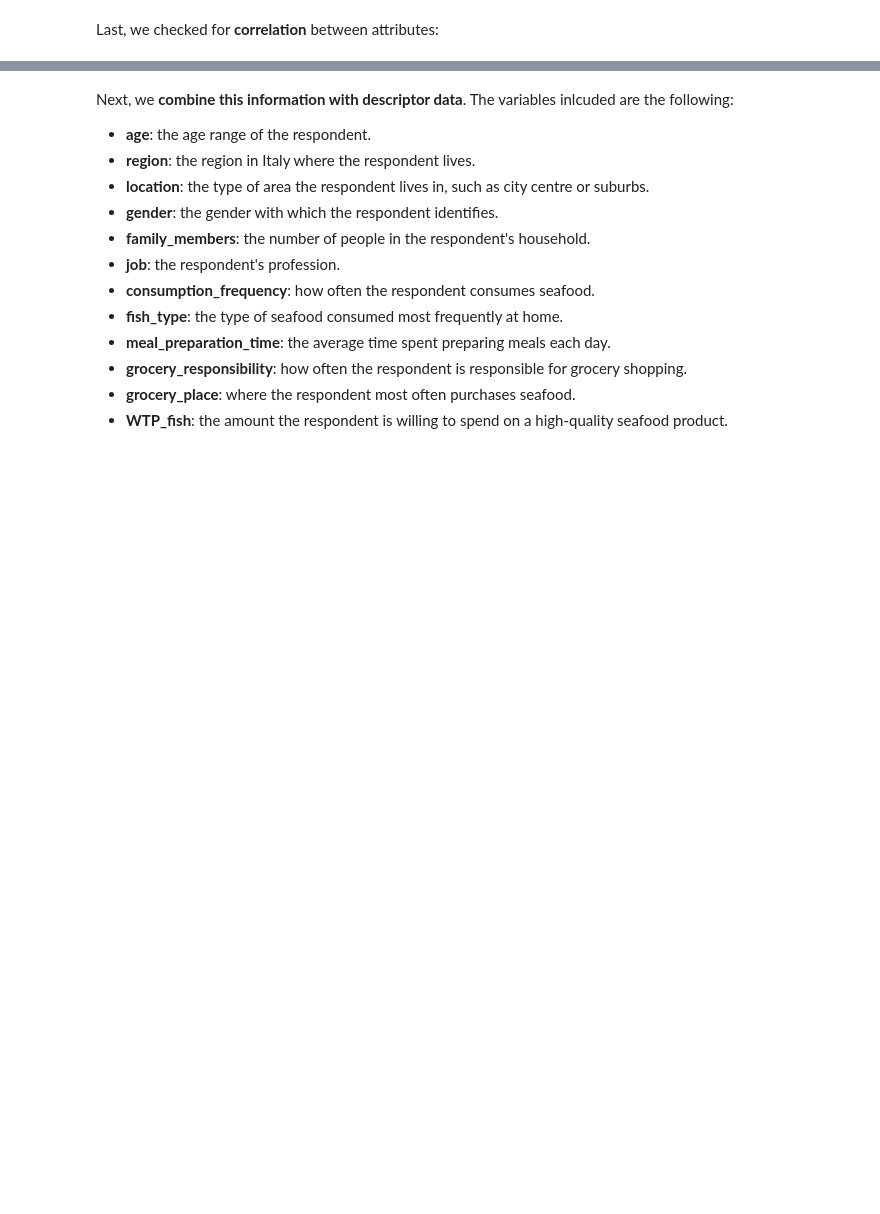
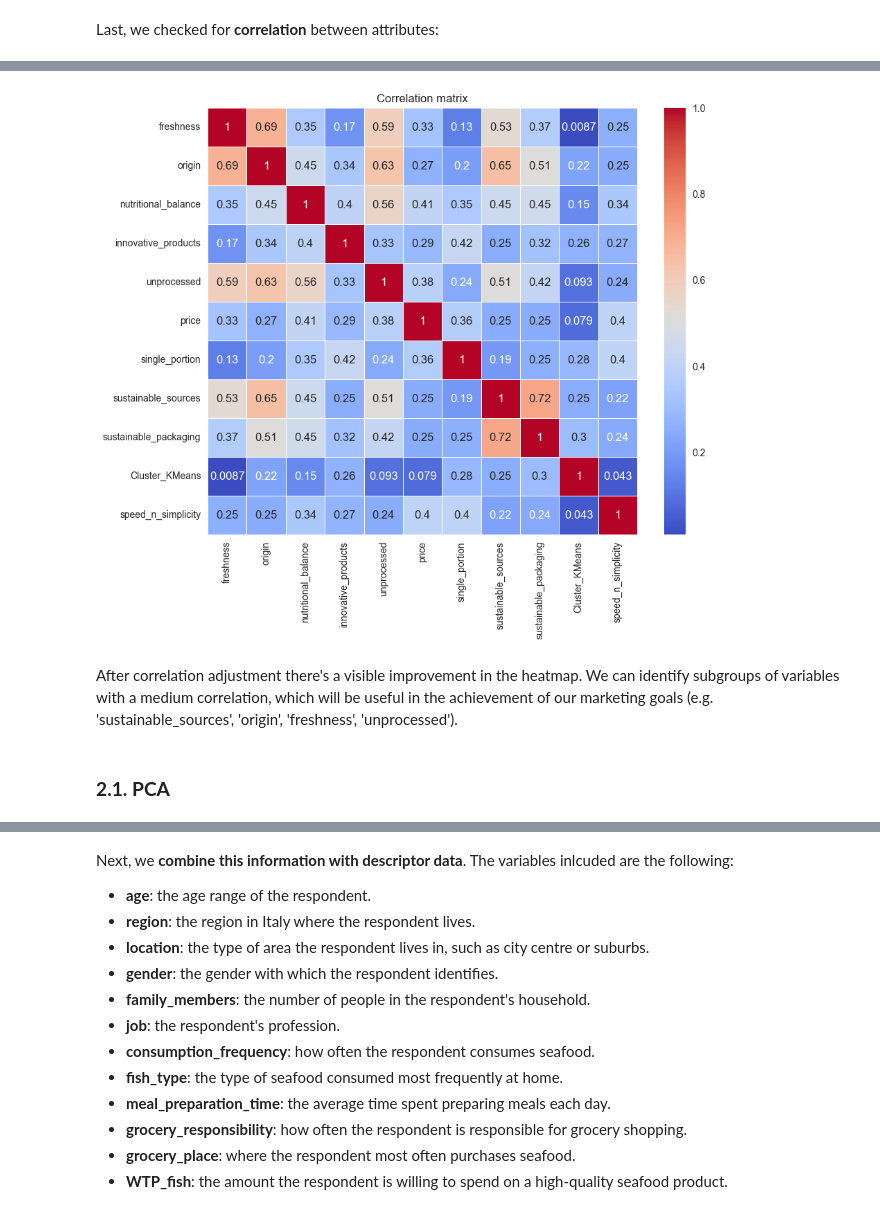
Before and after one commit to AngelicaLongo/Marketing-analytics-, a Jupyter notebook: segmentation.ipynb, the cells around one changed output, grey strips where cells are left out. Cells and saved outputs as stored; diff of their text form; code cells hidden in the pictures; blank space fills up the shorter version.

```diff
--- a/segmentation.ipynb
+++ b/segmentation.ipynb
@@ -221,0 +247,3 @@ plt.show()
+# %%
+final_segmentation_data= segmentation_data
+final_segmentation_data.head()
@@ -221,0 +258,14 @@ plt.show()
+# %%
+corr_matrix = final_segmentation_data.corr()
+
+plt.figure(figsize=(10, 8))
+sns.heatmap(corr_matrix, annot=True, cmap='coolwarm', linewidths=0.5)
+plt.title('Correlation matrix')
+plt.show()
+# %% [output]
+[figure, added]
+# %% [markdown]
+After correlation adjustment there's a visible improvement in the heatmap.
+We can identify subgroups of variables with a medium correlation, which will be useful in the achievement of our marketing goals (e.g. 'sustainable_sources', 'origin', 'freshness', 'unprocessed').
+# %% [markdown]
+### **2.1. PCA**
```
Also changed, not shown: parts of 30 cells of this notebook.
